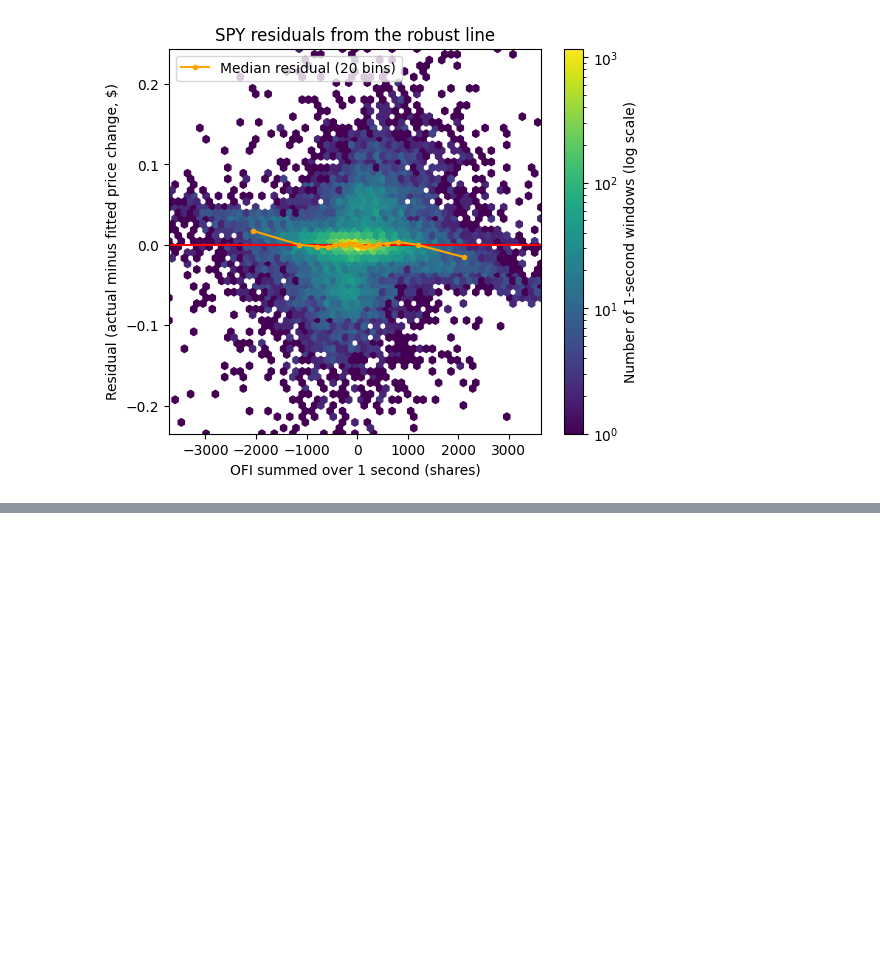
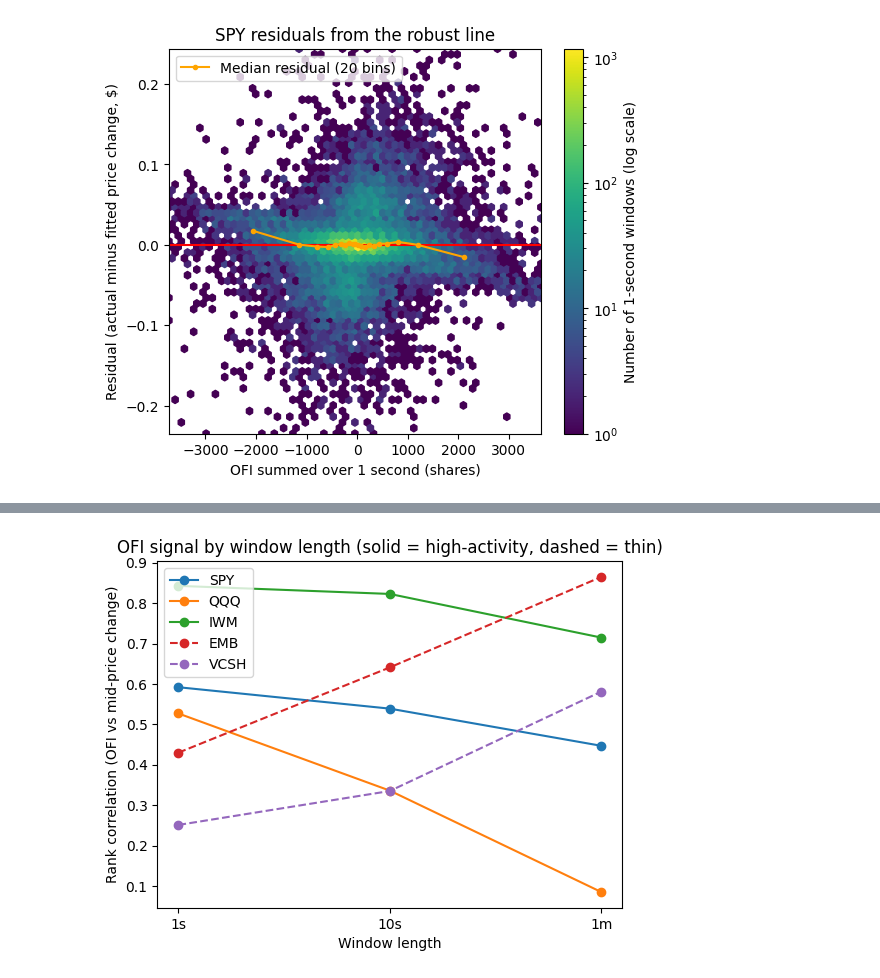
Before and after one commit to Varshareddy016/iex-order-flow-imbalance, a Jupyter notebook: notebooks/phase2_analysis.ipynb, the cells around one changed output, grey strips where cells are left out. Cells and saved outputs as stored; diff of their text form; code cells hidden in the pictures; blank space fills up the shorter version.

Commit message:
Add multi-symbol, multi-window OFI vs mid-price change comparison

```diff
--- a/notebooks/phase2_analysis.ipynb
+++ b/notebooks/phase2_analysis.ipynb
@@ -298,0 +339,24 @@ residual percentiles [1, 25, 50, 75, 99]: [-0.16449239 -0.01076642  0.
+# %%
+from scipy.stats import theilslopes, spearmanr
+
+def window_fit(sym, every, n=5000, seed=42):
+    d = (book.filter((pl.col("symbol") == sym) & (pl.col("session") == "regular"))
+             .sort("timestamp")
+             .group_by_dynamic("timestamp", every=every)
+             .agg(pl.col("ofi").sum().alias("ofi_sum"), pl.col("mid").last().alias("mid_end"))
+             .with_columns(pl.col("mid_end").diff().alias("dmid_w"))
+             .drop_nulls(["ofi_sum", "dmid_w"]))
+    ny = pl.col("timestamp").dt.convert_time_zone("America/New_York")
+    d = d.filter((ny.dt.hour() < 15) | ((ny.dt.hour() == 15) & (ny.dt.minute() < 59)))
+    x, y = d["ofi_sum"].to_numpy(), d["dmid_w"].to_numpy()
+    idx = np.random.default_rng(seed).choice(len(x), size=min(n, len(x)), replace=False)
+    s, i, lo, hi = theilslopes(y[idx], x[idx])
+    return dict(symbol=sym, window=every, n_windows=len(x),
+                spearman=round(float(spearmanr(x, y)[0]), 3),
+                share_dmid_zero=round(float((y == 0).mean()), 3),
+                cents_per_1000_shares=round(s * 1000 * 100, 4),
+                lo=round(lo * 1000 * 100, 4), hi=round(hi * 1000 * 100, 4))
+
+rows = [window_fit(s, e) for s in ["SPY", "QQQ", "IWM", "EMB", "VCSH"] for e in ["1s", "10s", "1m"]]
+pl.Config.set_tbl_rows(20); pl.Config.set_tbl_cols(10)
+print(pl.DataFrame(rows))
@@ -298,0 +381,16 @@ residual percentiles [1, 25, 50, 75, 99]: [-0.16449239 -0.01076642  0.
+# %%
+res = pl.DataFrame(rows)
+order = ["1s", "10s", "1m"]
+fig, ax = plt.subplots(figsize=(6, 4.5))
+for sym in ["SPY", "QQQ", "IWM", "EMB", "VCSH"]:
+    d = res.filter(pl.col("symbol") == sym)
+    vals = [d.filter(pl.col("window") == o)["spearman"].item() for o in order]
+    ax.plot(order, vals, marker="o", label=sym, ls="-" if sym in ("SPY", "QQQ", "IWM") else "--")
+ax.set_xlabel("Window length")
+ax.set_ylabel("Rank correlation (OFI vs mid-price change)")
+ax.set_title("OFI signal by window length (solid = high-activity, dashed = thin)")
+ax.legend()
+fig.savefig(ROOT / "figures" / "04_spearman_by_window.png", dpi=150, bbox_inches="tight")
+plt.show()
+# %% [output]
+[figure, added]
```
Also changed, not shown: parts of 2 cells of this notebook, 1 other file.
